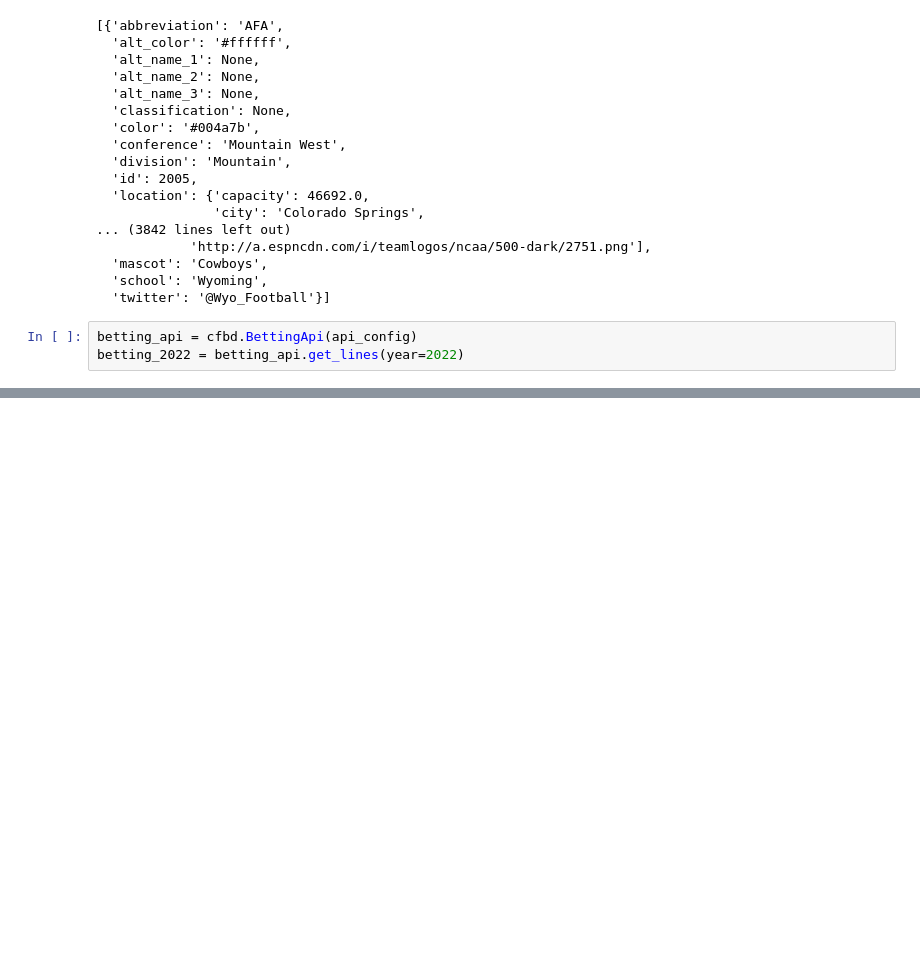
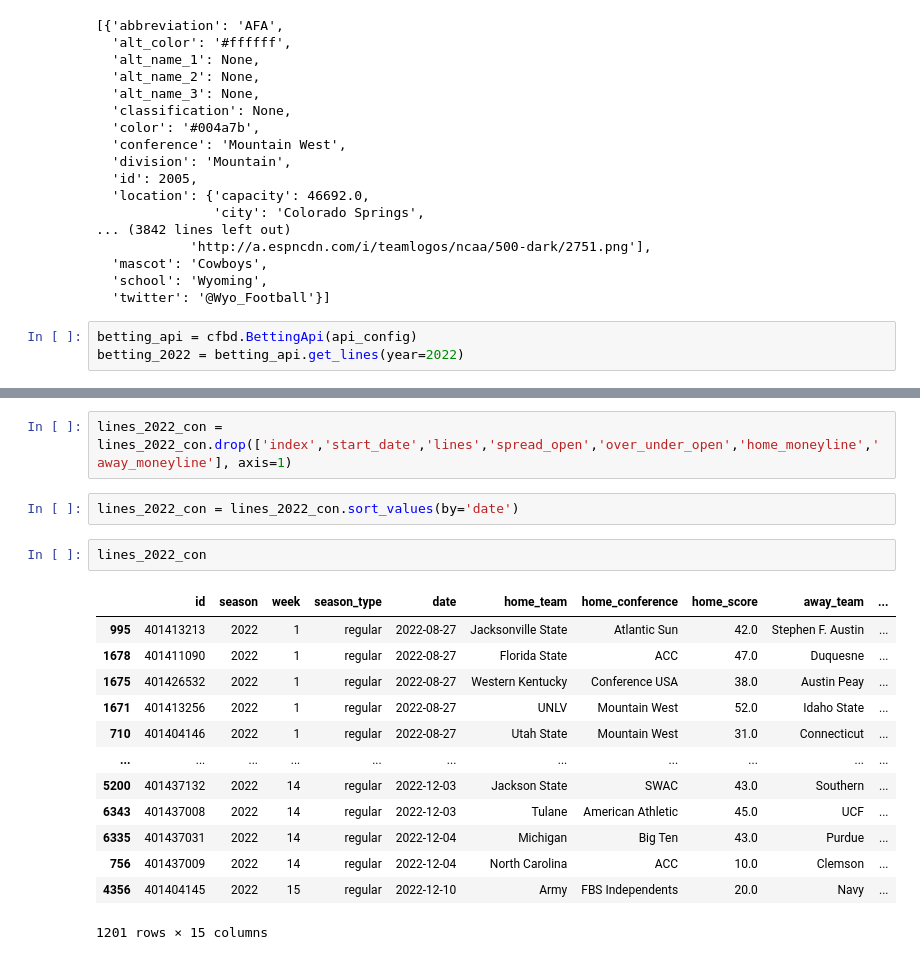
Before and after one commit to ajgrande615/DA9_CFB_Analysis, a Jupyter notebook: data_ex.ipynb, the cells around one changed output, grey strips where cells are left out. Cells and saved outputs as stored; diff of their text form; blank space fills up the shorter version.

```diff
--- a/data_ex.ipynb
+++ b/data_ex.ipynb
@@ -135,0 +254,20 @@ pd.json_normalize(betting_2022_df[0])
+# %%
+lines_2022_con = lines_2022_con.drop(['index','start_date','lines','spread_open','over_under_open','home_moneyline','away_moneyline'], axis=1)
+# %%
+lines_2022_con = lines_2022_con.sort_values(by='date')
+# %%
+lines_2022_con
+# %% [output]
+|  | id | season | week | season_type | date | home_team | home_conference | home_score | away_team | ... |
+| 995 | 401413213 | 2022 | 1 | regular | 2022-08-27 | Jacksonville State | Atlantic Sun | 42.0 | Stephen F. Austin | ... |
+| 1678 | 401411090 | 2022 | 1 | regular | 2022-08-27 | Florida State | ACC | 47.0 | Duquesne | ... |
+| 1675 | 401426532 | 2022 | 1 | regular | 2022-08-27 | Western Kentucky | Conference USA | 38.0 | Austin Peay | ... |
+| 1671 | 401413256 | 2022 | 1 | regular | 2022-08-27 | UNLV | Mountain West | 52.0 | Idaho State | ... |
+| 710 | 401404146 | 2022 | 1 | regular | 2022-08-27 | Utah State | Mountain West | 31.0 | Connecticut | ... |
+| ... | ... | ... | ... | ... | ... | ... | ... | ... | ... | ... |
+| 5200 | 401437132 | 2022 | 14 | regular | 2022-12-03 | Jackson State | SWAC | 43.0 | Southern | ... |
+| 6343 | 401437008 | 2022 | 14 | regular | 2022-12-03 | Tulane | American Athletic | 45.0 | UCF | ... |
+| 6335 | 401437031 | 2022 | 14 | regular | 2022-12-04 | Michigan | Big Ten | 43.0 | Purdue | ... |
+| 756 | 401437009 | 2022 | 14 | regular | 2022-12-04 | North Carolina | ACC | 10.0 | Clemson | ... |
+| 4356 | 401404145 | 2022 | 15 | regular | 2022-12-10 | Army | FBS Independents | 20.0 | Navy | ... |
+1201 rows × 15 columns
```
Also changed, not shown: parts of 27 cells of this notebook.
